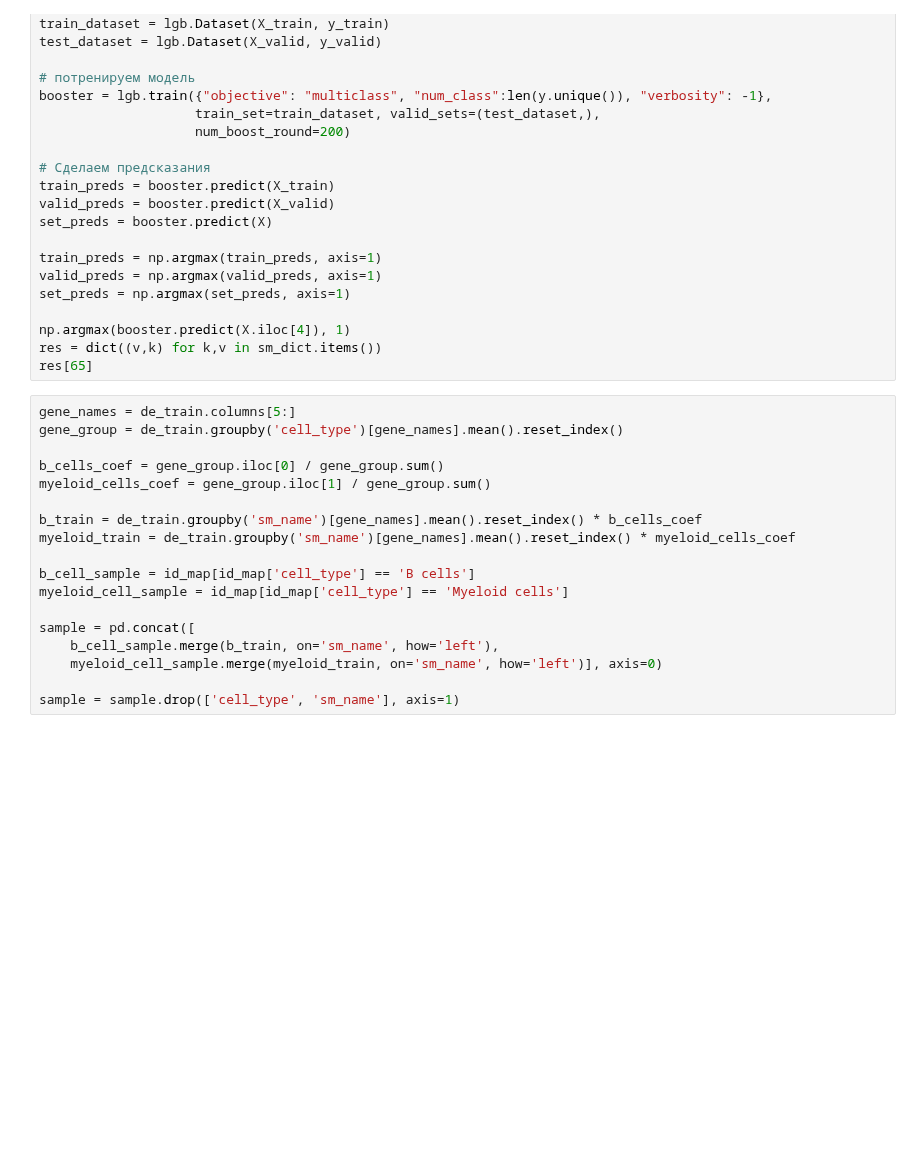
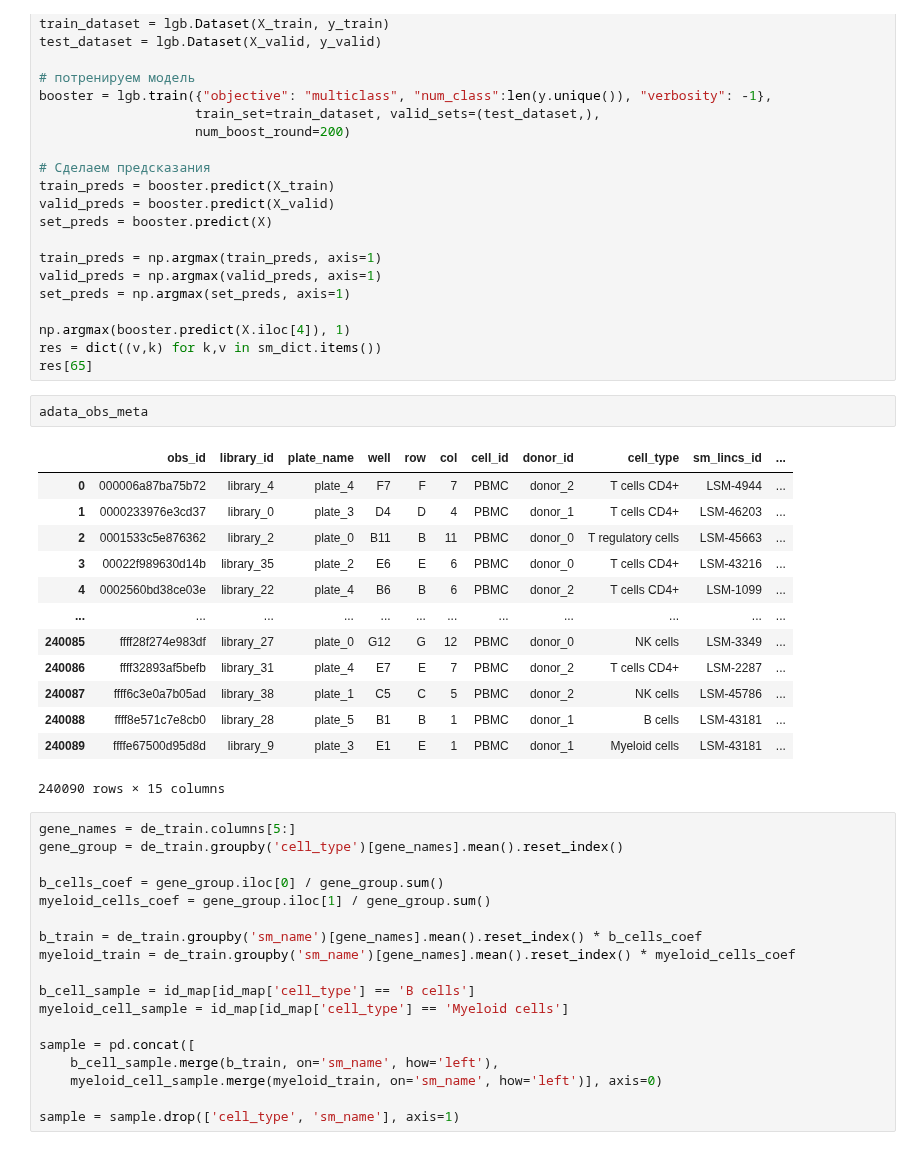
Before and after one commit to hoittoken/Python, a Jupyter notebook: Py/Projects/project_kaggle_single_cell/SCP_project.ipynb, the cells around one changed output. Drawn from its saved outputs; the diff is of its cells as text; blank space fills up the shorter version.

```diff
--- a/Py/Projects/project_kaggle_single_cell/SCP_project.ipynb
+++ b/Py/Projects/project_kaggle_single_cell/SCP_project.ipynb
@@ -78,6 +257,22 @@ set_preds = np.argmax(set_preds, axis=1)
 np.argmax(booster.predict(X.iloc[4]), 1)
 res = dict((v,k) for k,v in sm_dict.items())
 res[65]
+# %%
+adata_obs_meta
+# %% [output]
+|  | obs_id | library_id | plate_name | well | row | col | cell_id | donor_id | cell_type | sm_lincs_id | ... |
+| 0 | 000006a87ba75b72 | library_4 | plate_4 | F7 | F | 7 | PBMC | donor_2 | T cells CD4+ | LSM-4944 | ... |
+| 1 | 0000233976e3cd37 | library_0 | plate_3 | D4 | D | 4 | PBMC | donor_1 | T cells CD4+ | LSM-46203 | ... |
+| 2 | 0001533c5e876362 | library_2 | plate_0 | B11 | B | 11 | PBMC | donor_0 | T regulatory cells | LSM-45663 | ... |
+| 3 | 00022f989630d14b | library_35 | plate_2 | E6 | E | 6 | PBMC | donor_0 | T cells CD4+ | LSM-43216 | ... |
+| 4 | 0002560bd38ce03e | library_22 | plate_4 | B6 | B | 6 | PBMC | donor_2 | T cells CD4+ | LSM-1099 | ... |
+| ... | ... | ... | ... | ... | ... | ... | ... | ... | ... | ... | ... |
+| 240085 | ffff28f274e983df | library_27 | plate_0 | G12 | G | 12 | PBMC | donor_0 | NK cells | LSM-3349 | ... |
+| 240086 | ffff32893af5befb | library_31 | plate_4 | E7 | E | 7 | PBMC | donor_2 | T cells CD4+ | LSM-2287 | ... |
+| 240087 | ffff6c3e0a7b05ad | library_38 | plate_1 | C5 | C | 5 | PBMC | donor_2 | NK cells | LSM-45786 | ... |
+| 240088 | ffff8e571c7e8cb0 | library_28 | plate_5 | B1 | B | 1 | PBMC | donor_1 | B cells | LSM-43181 | ... |
+| 240089 | ffffe67500d95d8d | library_9 | plate_3 | E1 | E | 1 | PBMC | donor_1 | Myeloid cells | LSM-43181 | ... |
+240090 rows × 15 columns
 # %%
 gene_names = de_train.columns[5:]
 gene_group = de_train.groupby('cell_type')[gene_names].mean().reset_index()
```
Also changed, not shown: parts of 23 cells of this notebook.
